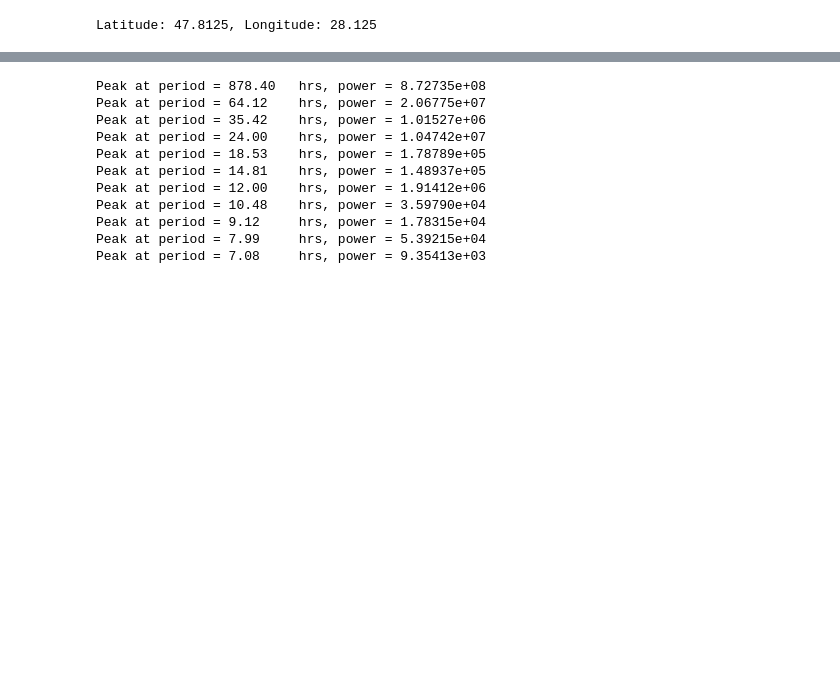
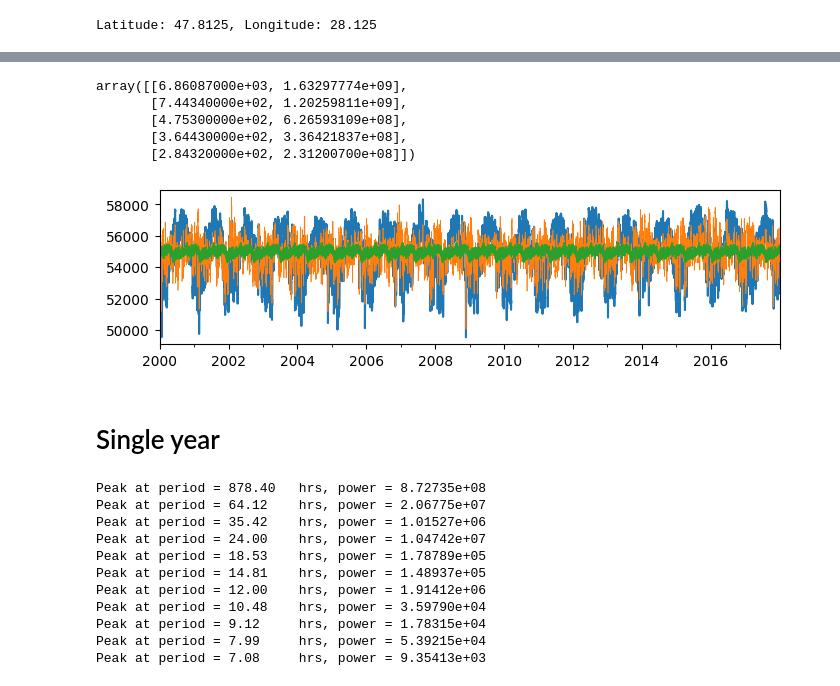
Before and after one commit to sunnyw22/STGP-for-weather-forecasting, a Jupyter notebook: Trend visualisation.ipynb, the cells around one changed output, grey strips where cells are left out. Drawn from its saved outputs; the diff is of its cells as text; code cells hidden in the pictures; blank space fills up the shorter version.

```diff
--- a/Trend visualisation.ipynb
+++ b/Trend visualisation.ipynb
@@ -19,15 +24,13 @@ df.index.freq = 'h'
 # %% [output]
 Latitude: 47.8125, Longitude: 28.125
 # %%
-from scipy.signal import periodogram, find_peaks
-
-fs = 1.0  # Sampling frequency: 1 sample per hour
-freqs, power = periodogram(df.values, fs=fs)
-peaks, properties = find_peaks(power, height=100, distance=100)
-peak_freqs = freqs[peaks]
-peak_periods = 1 / peak_freqs
-peak_periods = peak_periods[peak_periods < 24*365*2]
-peak_powers = power[peaks]
-for i, (f, p) in enumerate(zip(peak_freqs, peak_powers)):
-    if i > 10: break
-    print(f"Peak at period = {1/f:<8.2f} hrs, power = {p:.5e}")
+def compute_periodogram(values):
+    fs = 1.0  # Sampling frequency: 1 sample per hour
+    freqs, power = periodogram(values, fs=fs)
+    peaks, _ = find_peaks(power, height=100, distance=100) # peaks, properties
+    peak_freqs = freqs[peaks]
+    peak_periods = 1 / peak_freqs
+    peak_periods = peak_periods[peak_periods < 24*365*2]
+    peak_powers = power[peaks]
+    peaks = [*zip(peak_periods, peak_powers)]
+    return peaks
@@ -65,3 +97,23 @@ fig.tight_layout()
+# %%
+peaks_1 = compute_periodogram(residual.values)
+res_1 = seasonal_decompose(residual, model='additive', extrapolate_trend=True, period=int(peaks_1[0][0]))
+trend_1 = res_1.trend
+seasonal_1 = res_1.seasonal
+
+plt.figure(figsize=(8,2))
+df.plot()
+residual.plot(lw=.5)
+(seasonal_1 + df.mean()).plot()
+np.around(peaks_1[:5], 2)
+# %% [output]
+array([[6.86087000e+03, 1.63297774e+09],
+       [7.44340000e+02, 1.20259811e+09],
+       [4.75300000e+02, 6.26593109e+08],
+       [3.64430000e+02, 3.36421837e+08],
+       [2.84320000e+02, 2.31200700e+08]])
+[figure, added]
+# %% [markdown]
+# Single year
 # %%
 # Look at a single year
 residual_year = residual.loc['2016':'2016']
```
Also changed, not shown: parts of 7 cells of this notebook, 8 other files.
